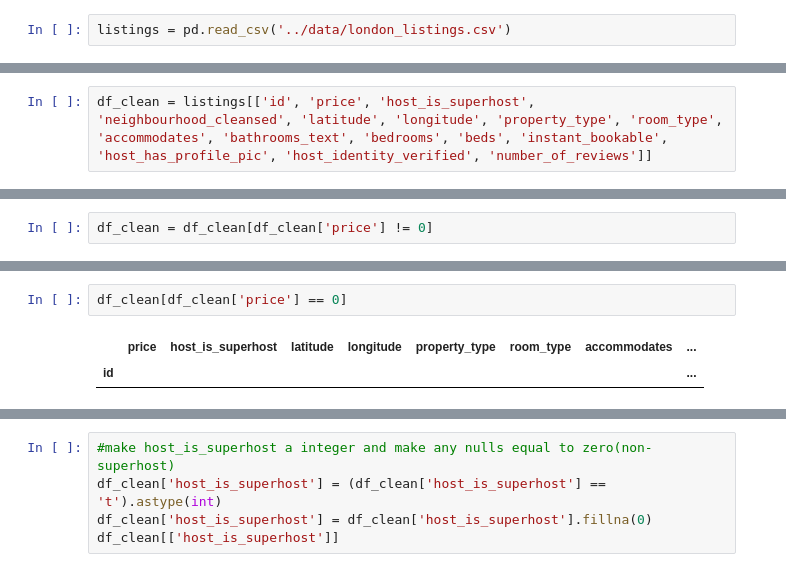
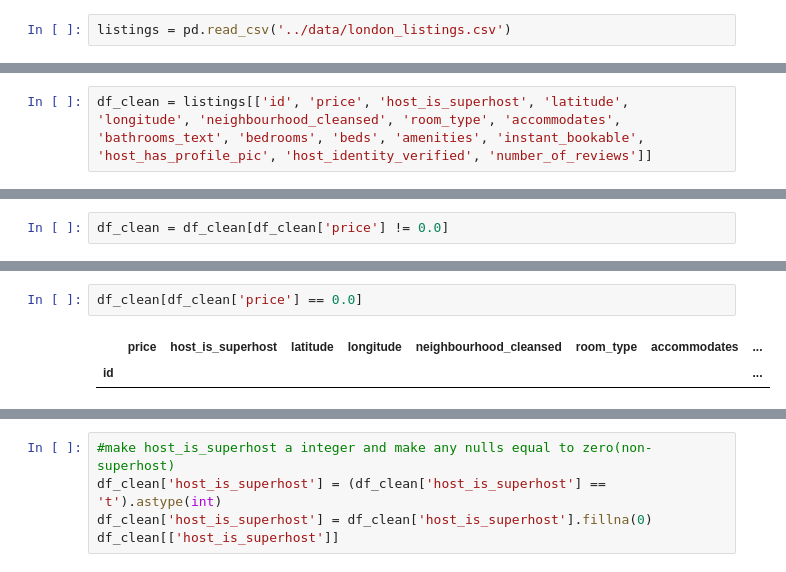
Before and after one commit to laurenschoener/London-Airbnb-Properties, a Jupyter notebook: notebooks/data_cleaning.ipynb, the cells around one changed output, grey strips where cells are left out. Saved outputs shown, nothing was run; the diff lists cells and outputs as text.

```diff
--- a/notebooks/data_cleaning.ipynb
+++ b/notebooks/data_cleaning.ipynb
@@ -25,2 +9,2 @@ Index(['id', 'listing_url', 'scrape_id', 'last_scraped', 'name', 'description',
 # %%
-df_clean = listings[['id', 'price', 'host_is_superhost', 'neighbourhood_cleansed', 'latitude', 'longitude', 'property_type', 'room_type', 'accommodates', 'bathrooms_text', 'bedrooms', 'beds', 'instant_bookable', 'host_has_profile_pic', 'host_identity_verified', 'number_of_reviews']]
+df_clean = listings[['id', 'price', 'host_is_superhost', 'latitude', 'longitude', 'neighbourhood_cleansed', 'room_type', 'accommodates', 'bathrooms_text', 'bedrooms', 'beds', 'amenities', 'instant_bookable', 'host_has_profile_pic', 'host_identity_verified', 'number_of_reviews']]
@@ -43,5 +13,5 @@ df_clean
 # %%
-df_clean = df_clean[df_clean['price'] != 0]
+df_clean = df_clean[df_clean['price'] != 0.0]
 # %%
 #reset index to listing id
 df_clean = df_clean.set_index('id')
@@ -64,7 +19,7 @@ df_clean
 # %%
-df_clean[df_clean['price'] == 0]
+df_clean[df_clean['price'] == 0.0]
 # %% [output]
-|  | price | host_is_superhost | latitude | longitude | property_type | room_type | accommodates | ... |
+|  | price | host_is_superhost | latitude | longitude | neighbourhood_cleansed | room_type | accommodates | ... |
 | id |  |  |  |  |  |  |  | ... |
 # %%
 #make price a float
```
Also changed, not shown: parts of 45 cells of this notebook.
